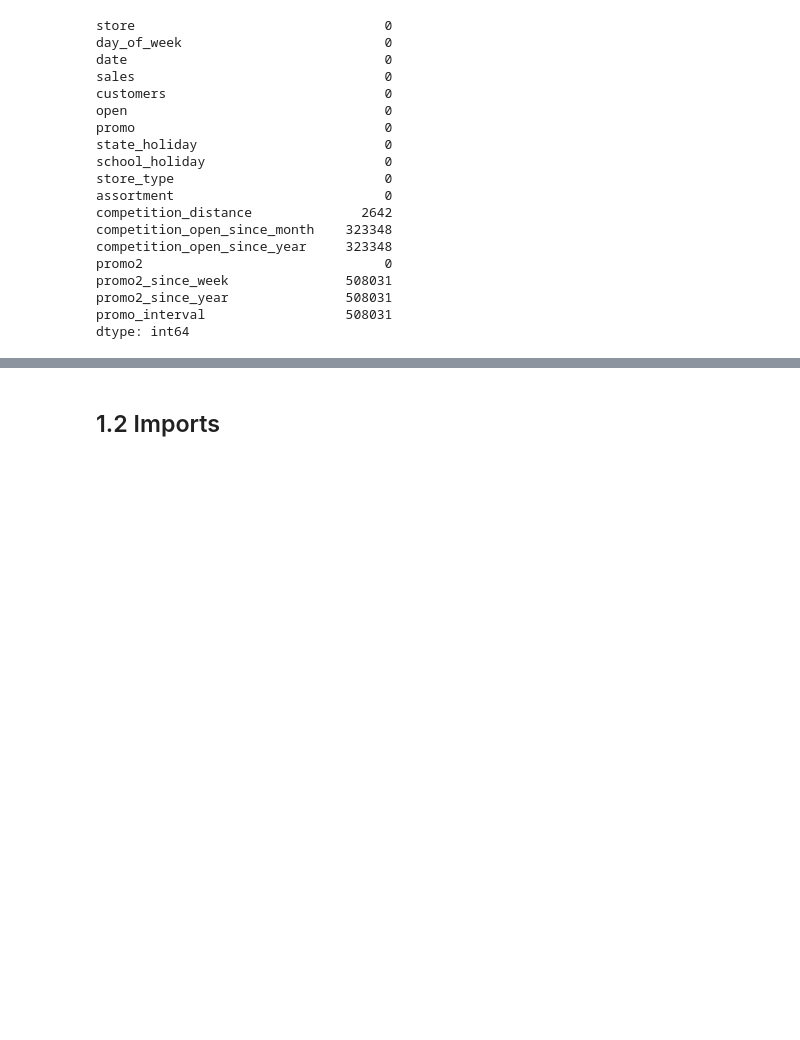
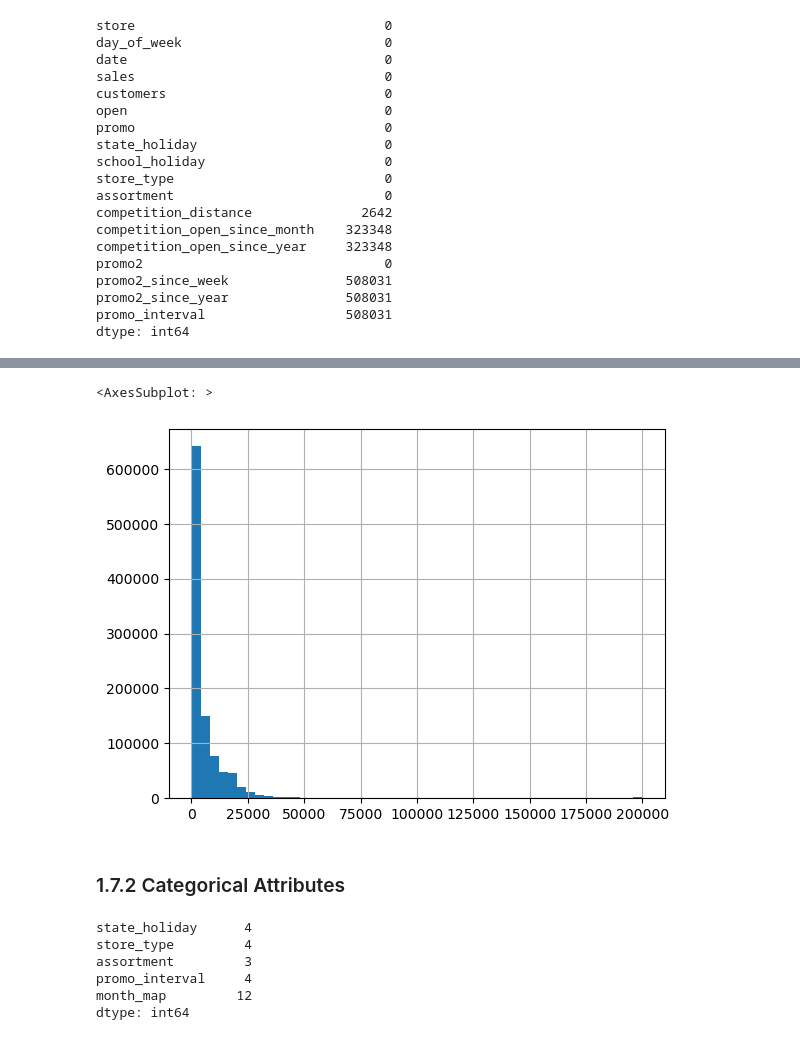
Before and after one commit to Felipe-Stoll/ds_em_producao, a Jupyter notebook: notebook/ds_em_producao.ipynb, the cells around one changed output, grey strips where cells are left out. Saved outputs shown, nothing was run; the diff lists cells and outputs as text; code cells hidden in the pictures; blank space fills up the shorter version.

```diff
--- a/notebook/ds_em_producao.ipynb
+++ b/notebook/ds_em_producao.ipynb
@@ -8,8 +18,8 @@ import inflection
 # %% [markdown]
 ## 0.2 Loading Data
 # %%
-df_sales_raw = pd.read_csv( 'C:/Users/felip/ds_em_producao/ds_em_producao/datasets/train.csv' , low_memory = False)
-df_store_raw = pd.read_csv( 'C:/Users/felip/ds_em_producao/ds_em_producao/datasets/store.csv' , low_memory = False)
+df_sales_raw = pd.read_csv( 'C:/Users/felip/ds_em_producao/datasets/train.csv' , low_memory = False)
+df_store_raw = pd.read_csv( 'C:/Users/felip/ds_em_producao/datasets/store.csv' , low_memory = False)
 
 
 # merging datasets
@@ -93,0 +106,31 @@ dtype: int64
+# %%
+# competition_distance
+
+df1['competition_distance'] = df1['competition_distance'].apply( lambda x: 200000.0 if math.isnan( x ) else x)
+
+# competition_open_since_month
+
+df1['competition_open_since_month'] = df1.apply(lambda x: x['date'].month if math.isnan(x['competition_open_since_month']) else x['competition_open_since_month'] , axis = 1)
+
+# competition_open_since_year
+
+df1['competition_open_since_year'] = df1.apply(lambda x: x['date'].year if math.isnan(x['competition_open_since_year']) else x['competition_open_since_year'] , axis = 1)
+
+# promo2_since_week
+
+df1['promo2_since_week'] = df1.apply(lambda x: x['date'].week if math.isnan(x['promo2_since_week']) else x['promo2_since_week'] , axis = 1)
+
+# promo2_since_year
+
+df1['promo2_since_year'] = df1.apply(lambda x: x['date'].year if math.isnan(x['promo2_since_year']) else x['promo2_since_year'] , axis = 1)
+
+# promo_interval
+
+month_map = {1: 'Jan' , 2: 'Feb' , 3: 'Mar' , 4: 'Apr' , 5: 'May' , 6: 'Jun' , 7: 'Jul' , 8: 'Aug' , 9: 'Sept' , 10: 'Oct' , 11: 'Nov' , 12: 'Dec'}
+
+df1['promo_interval'].fillna(0 , inplace = True)
+
+df1['month_map'] = df1['date'].dt.month.map(month_map)
+
+
+df1['is_promo'] = df1[['promo_interval' , 'month_map']].apply(lambda x: 0 if x['promo_interval'] == 0 else 1 if x['month_map'] in x['promo_interval'].split(',') else 0 , axis = 1)
@@ -93,0 +159,6 @@ dtype: int64
+# %%
+df1['competition_open_since_month'] = df1['competition_open_since_month'].astype('Int64')
+df1['competition_open_since_year'] = df1['competition_open_since_year'].astype('Int64')
+
+df1['promo2_since_week'] = df1['promo2_since_week'].astype('Int64')
+df1['promo2_since_year'] = df1['promo2_since_year'].astype('Int64')
@@ -94,2 +229,18 @@ dtype: int64
+# %%
+plot_sales = df1['competition_distance']
+
+plot_sales.hist(bins = 50)
+# %% [output]
+<AxesSubplot: >
+[figure, added]
 # %% [markdown]
-## 1.2 Imports
+### 1.7.2 Categorical Attributes
+# %%
+cat_attributes.apply(lambda x: x.unique().shape[0])
+# %% [output]
+state_holiday      4
+store_type         4
+assortment         3
+promo_interval     4
+month_map         12
+dtype: int64
```
Also changed, not shown: parts of 30 cells of this notebook.
